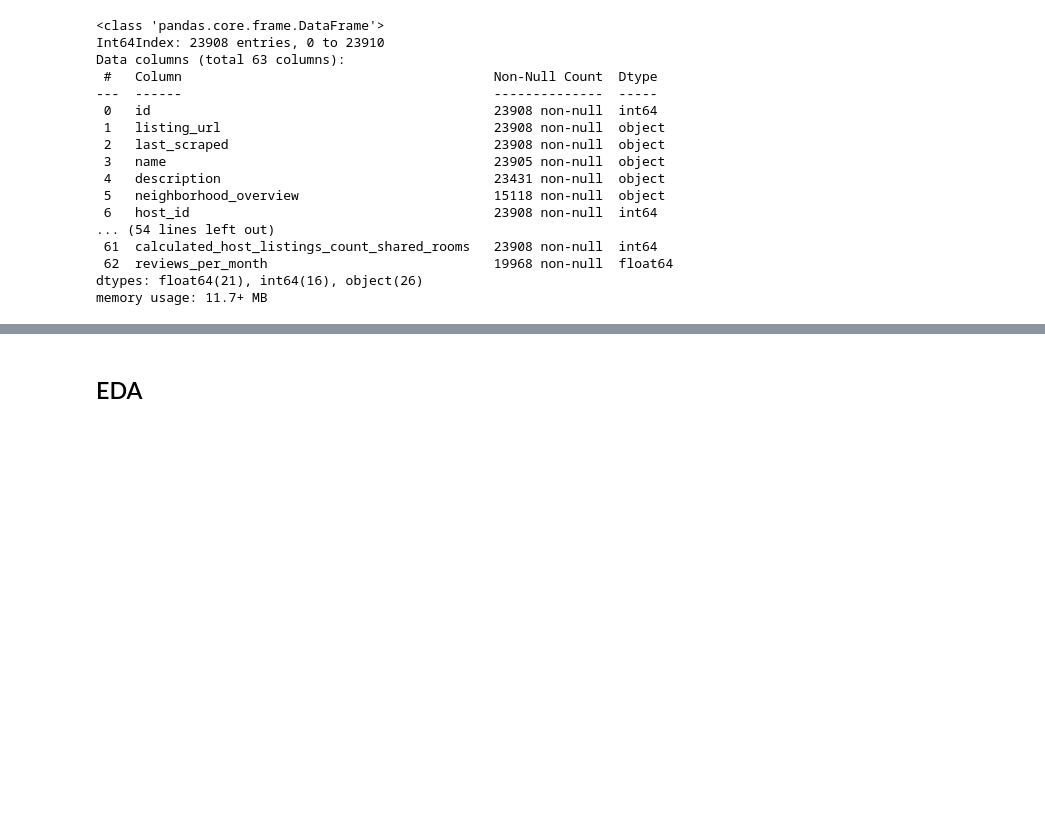
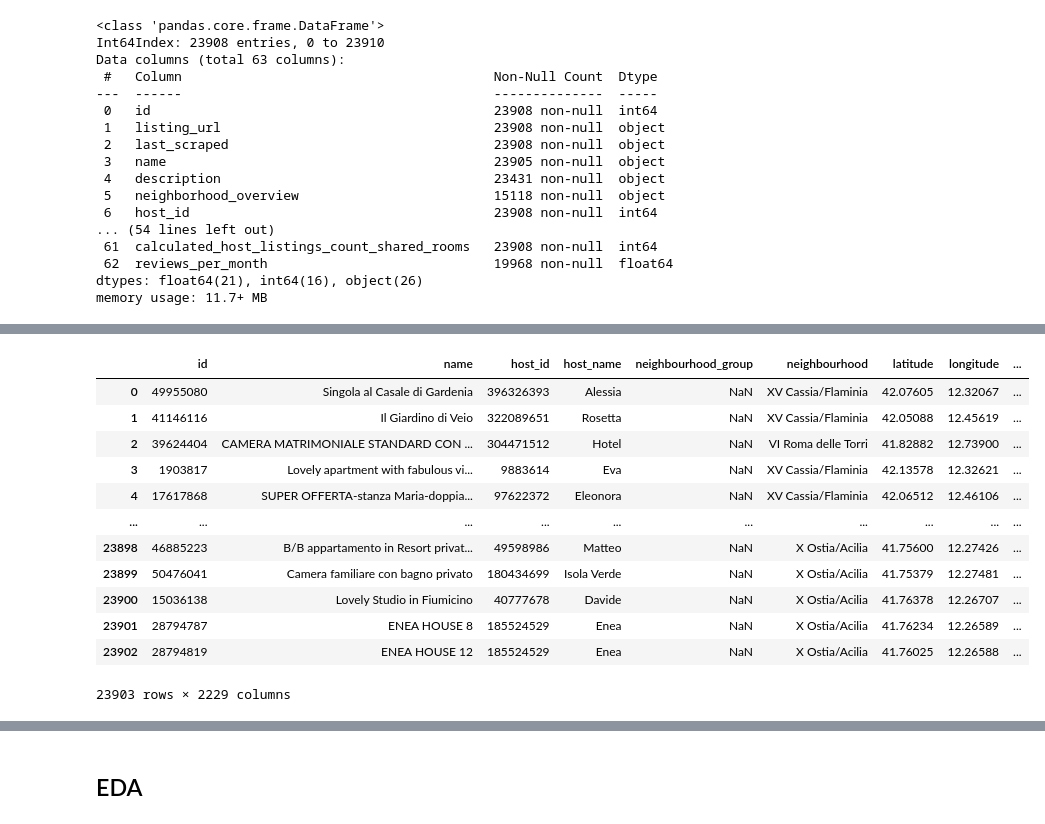
Before and after one commit to mhaln3mi/Airbnb-Rome-EDA, a Jupyter notebook: airbnb.ipynb, the cells around one changed output, grey strips where cells are left out. Drawn from its saved outputs; the diff is of its cells as text; code cells hidden in the pictures; blank space fills up the shorter version.

```diff
--- a/airbnb.ipynb
+++ b/airbnb.ipynb
@@ -70,0 +144,17 @@ memory usage: 11.7+ MB
+# %%
+df = pd.concat([df.set_index("id"), df_new], axis=1, join='inner').reset_index()
+df
+# %% [output]
+|  | id | name | host_id | host_name | neighbourhood_group | neighbourhood | latitude | longitude | ... |
+| 0 | 49955080 | Singola al Casale di Gardenia | 396326393 | Alessia | NaN | XV Cassia/Flaminia | 42.07605 | 12.32067 | ... |
+| 1 | 41146116 | Il Giardino di Veio | 322089651 | Rosetta | NaN | XV Cassia/Flaminia | 42.05088 | 12.45619 | ... |
+| 2 | 39624404 | CAMERA MATRIMONIALE STANDARD CON ... | 304471512 | Hotel | NaN | VI Roma delle Torri | 41.82882 | 12.73900 | ... |
+| 3 | 1903817 | Lovely apartment with fabulous vi... | 9883614 | Eva | NaN | XV Cassia/Flaminia | 42.13578 | 12.32621 | ... |
+| 4 | 17617868 | SUPER OFFERTA-stanza Maria-doppia... | 97622372 | Eleonora | NaN | XV Cassia/Flaminia | 42.06512 | 12.46106 | ... |
+| ... | ... | ... | ... | ... | ... | ... | ... | ... | ... |
+| 23898 | 46885223 | B/B appartamento in Resort privat... | 49598986 | Matteo | NaN | X Ostia/Acilia | 41.75600 | 12.27426 | ... |
+| 23899 | 50476041 | Camera familiare con bagno privato | 180434699 | Isola Verde | NaN | X Ostia/Acilia | 41.75379 | 12.27481 | ... |
+| 23900 | 15036138 | Lovely Studio in Fiumicino | 40777678 | Davide | NaN | X Ostia/Acilia | 41.76378 | 12.26707 | ... |
+| 23901 | 28794787 | ENEA HOUSE 8 | 185524529 | Enea | NaN | X Ostia/Acilia | 41.76234 | 12.26589 | ... |
+| 23902 | 28794819 | ENEA HOUSE 12 | 185524529 | Enea | NaN | X Ostia/Acilia | 41.76025 | 12.26588 | ... |
+23903 rows × 2229 columns
```
Also changed, not shown: parts of 21 cells of this notebook.
